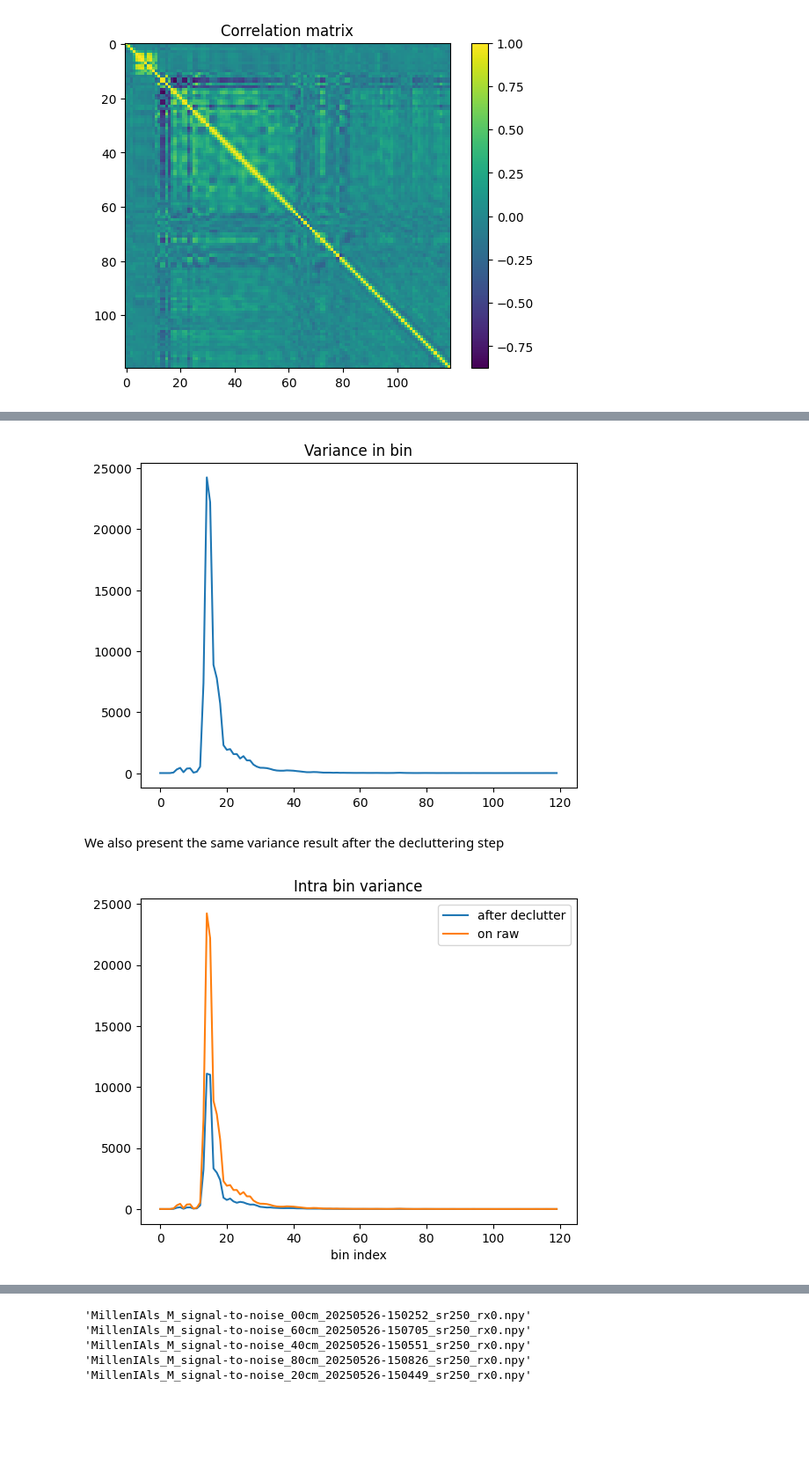
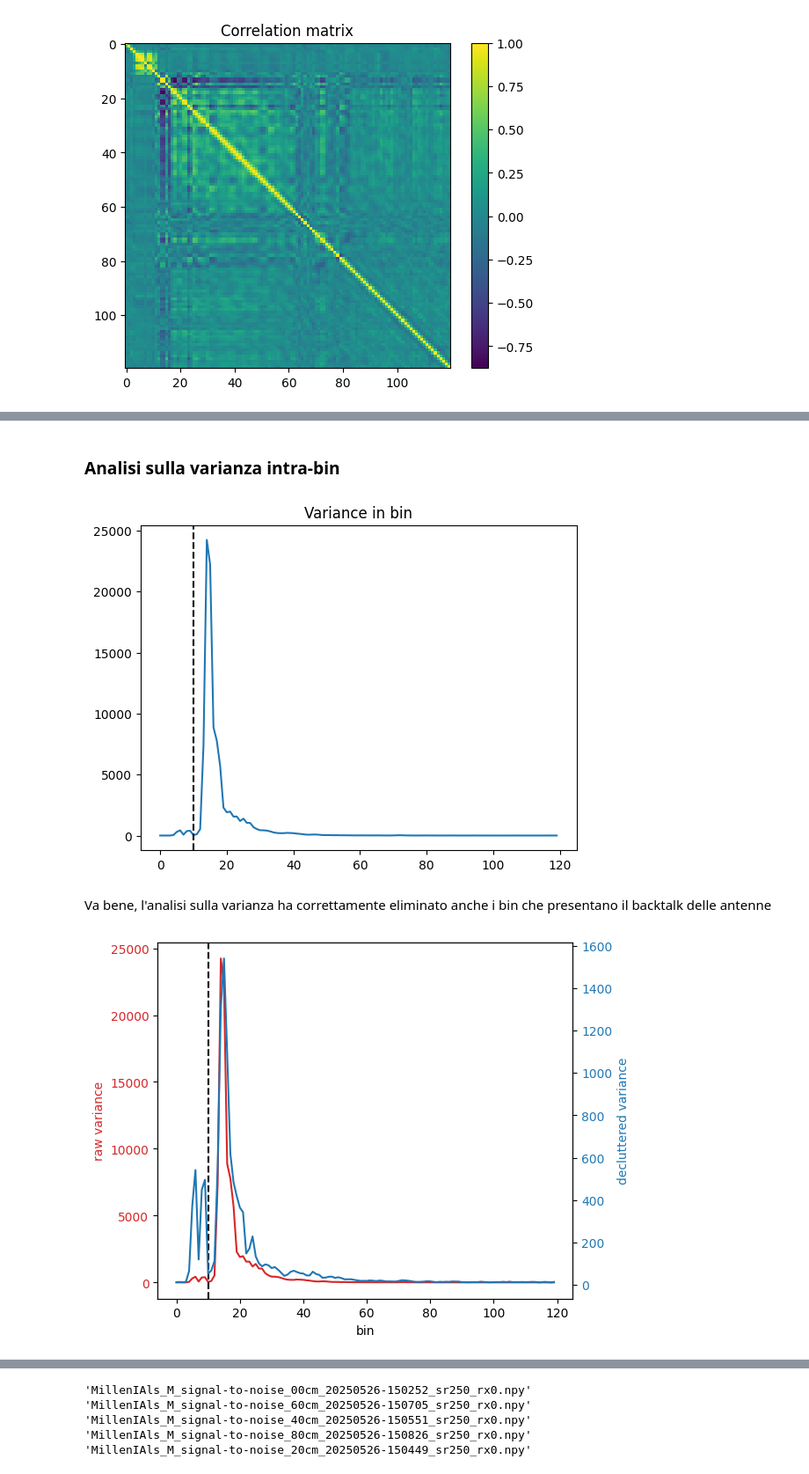
Before and after one commit to FattiMei/smart-trainer, a Jupyter notebook: analysis/classic.ipynb, the cells around one changed output, grey strips where cells are left out. Shown: that part at 88% size. Drawn from its saved outputs; the diff is of its cells as text; code cells hidden in the pictures; blank space fills up the shorter version.

```diff
--- a/analysis/classic.ipynb
+++ b/analysis/classic.ipynb
@@ -89,0 +101,15 @@ plt.show()
+# %%
+import matplotlib.patches as mpatches
+
+base_folder_path = '../datasets/SR250Mate/breathing'
+name = 'MillenIAls_E_breathing_lento_nopedal_20250526-171514_sr250_rx2.npy'
+
+raw = load_experiment(base_folder_path, name)
+decluttered = declutter(raw)
+
+plt.title(name)
+plt.pcolormesh(XX, YY, np.abs(decluttered).T)
+rect = mpatches.Rectangle(xy=(0,2), width=20, height=10, fill=False, color='r', linewidth=2)
+plt.gca().add_patch(rect)
+plt.xlabel("seconds")
+plt.show()
@@ -90,23 +118,34 @@ plt.show()
+# %% [markdown]
+### Analisi sulla varianza intra-bin
 # %%
 plt.title("Variance in bin")
 plt.plot(np.diag(S))
+plt.axvline(x=10, c='k', linestyle='dashed')
 plt.show()
 # %% [output]
-[figure, old version]
+[figure, new version]
-# %% [markdown]
-We also present the same variance result after the decluttering step
+# %% [markdown]
+Va bene, l'analisi sulla varianza ha correttamente eliminato anche i bin che presentano il backtalk delle antenne
 # %%
 decluttered = declutter(raw)
-mag = np.abs(decluttered)
+decluttered_variance = np.var(decluttered, axis=0)
 
-# matrice di covarianza, forse dovremmo solo visualizzare la matrice di correlazione?
-var = np.var(mag, axis=0)
+fig, ax1 = plt.subplots()
 
-plt.title("Intra bin variance")
-plt.plot(var, label='after declutter')
-plt.plot(np.diag(S), label='on raw')
-plt.xlabel('bin index')
-plt.legend()
+color = 'tab:red'
+ax1.set_xlabel('bin')
+ax1.set_ylabel('raw variance', color=color)
+ax1.plot(np.diag(S), color=color)
+ax1.tick_params(axis='y', labelcolor=color)
+ax1.axvline(x=10, c='k', linestyle='dashed')
+
+color = 'tab:blue'
+ax2 = ax1.twinx()
+ax2.set_ylabel('decluttered variance', color=color)
+ax2.plot(decluttered_variance, color=color)
+ax2.tick_params(axis='y', labelcolor=color)
+
+fig.tight_layout()
 plt.show()
 # %% [output]
-[figure, old version]
+[figure, new version]
```
Also changed, not shown: parts of 24 cells of this notebook.
